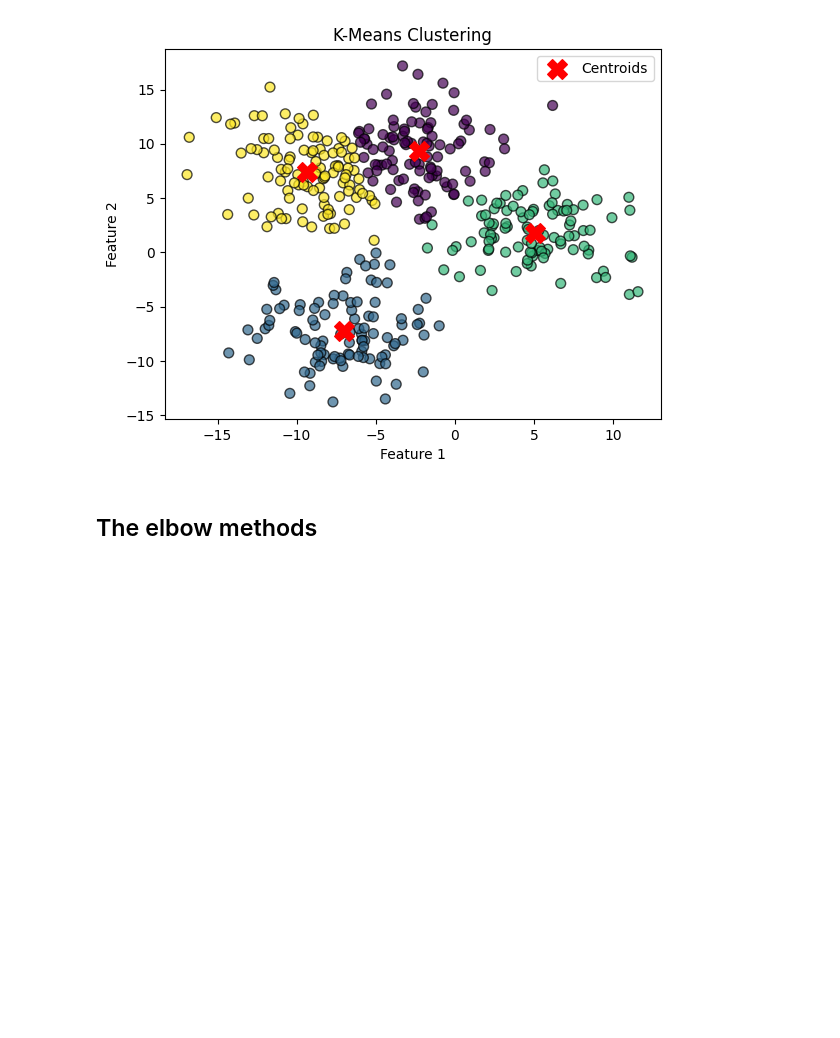
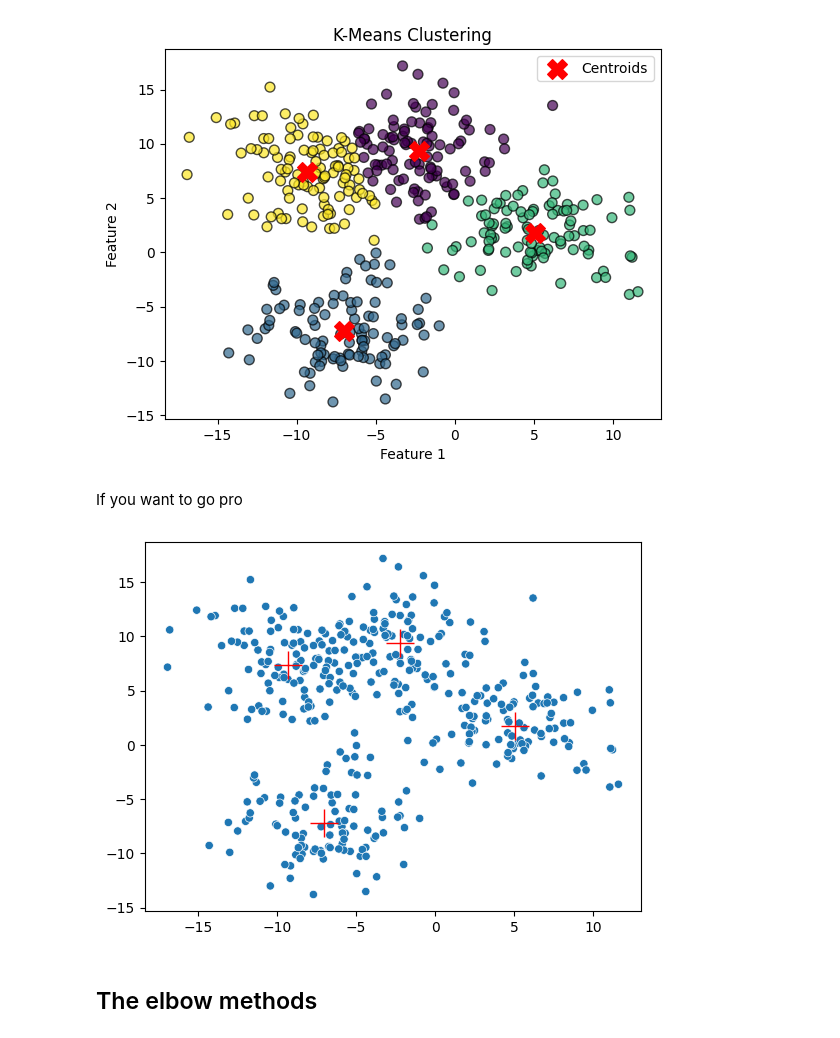
Before and after one commit to hung20gg/ML_vippro, a Jupyter notebook: k_means_nn.ipynb, the cells around one changed output. Drawn from its saved outputs; the diff is of its cells as text; code cells hidden in the pictures; blank space fills up the shorter version.

```diff
--- a/k_means_nn.ipynb
+++ b/k_means_nn.ipynb
@@ -69,3 +69,5 @@ plt.legend()
 plt.show()
 # %% [output]
 [figure]
+# %% [markdown]
+If you want to go pro
@@ -72,3 +122,25 @@ plt.show()
+# %%
+import seaborn as sns
+kmeans = KMeanfromscratch(n_clusters=4)
+kmeans.fit(X)
+# View results
+class_centers, classification = kmeans.evaluate(X)
+sns.scatterplot(x=[X[0] for X in X],
+                y=[X[1] for X in X],
+                # hue=true_labels,
+                style=classification,
+                palette="deep",
+                legend=None
+                )
+plt.plot([x for x, _ in kmeans.centroids],
+         [y for _, y in kmeans.centroids],
+         '+',
+         markersize=20,
+         color='red'
+         )
+plt.show()
+# %% [output]
+[figure, added]
 # %% [markdown]
 ## The elbow methods
 # %% [markdown]
```
Also changed, not shown: parts of 1 cell of this notebook.
